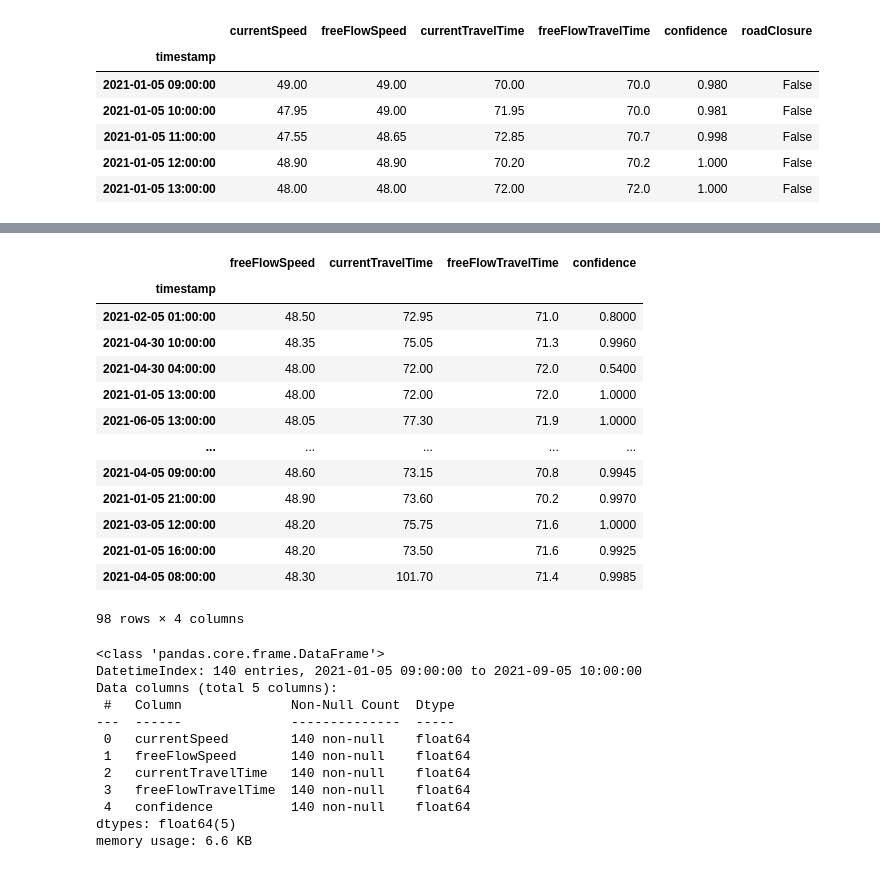
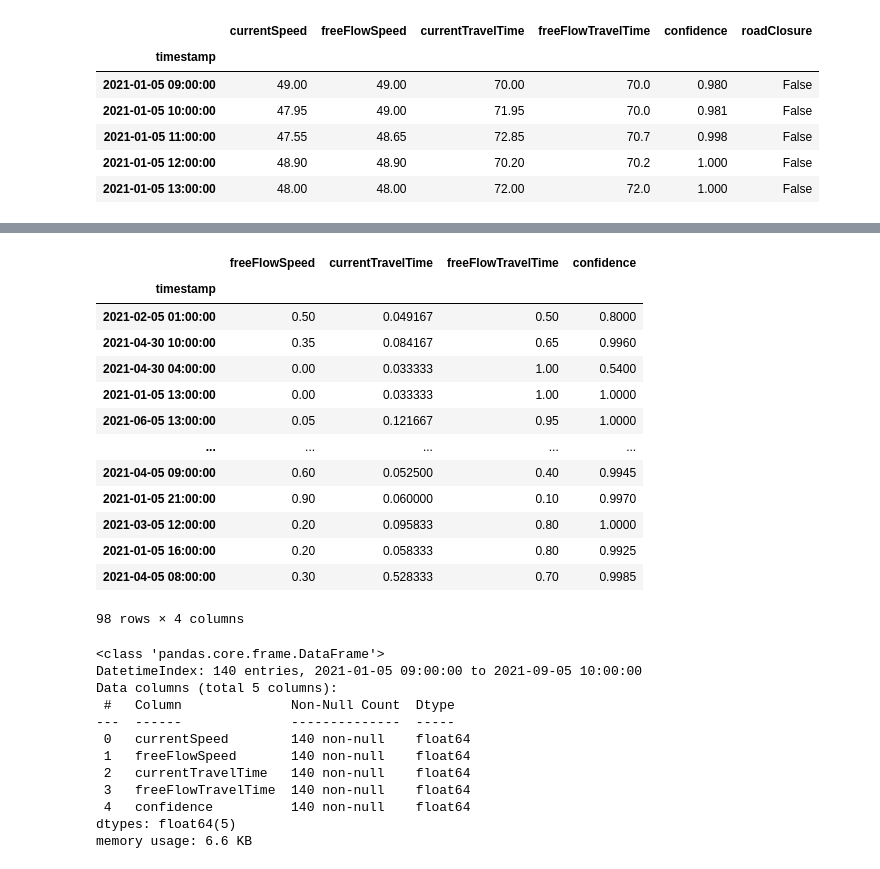
Before and after one commit to ConstancaElias/traffic-flow-sensoring, a Jupyter notebook: Model/TP-Model.ipynb, the cells around one changed output, grey strips where cells are left out. Cells and saved outputs as stored; diff of their text form; code cells hidden in the pictures.

```diff
--- a/Model/TP-Model.ipynb
+++ b/Model/TP-Model.ipynb
@@ -59,0 +79,11 @@ convert = convert.drop(columns = ['roadClosure'])
+# %%
+scaler_freeFlow = MinMaxScaler()
+scaler_currentTravelTime = MinMaxScaler()
+scaler_freeFlowTravel = MinMaxScaler()
+scaler_currentSpeed = MinMaxScaler()
+
+
+convert[['freeFlowSpeed']] =  scaler_freeFlow.fit_transform(convert[['freeFlowSpeed']])
+convert[['currentTravelTime']] =  scaler_currentTravelTime.fit_transform(convert[['currentTravelTime']])
+convert[['freeFlowTravelTime']] =  scaler_freeFlowTravel.fit_transform(convert[['freeFlowTravelTime']])
+convert[['currentSpeed']] =  scaler_currentSpeed.fit_transform(convert[['currentSpeed']])
@@ -60,22 +100,24 @@ convert = convert.drop(columns = ['roadClosure'])
 # %%
 y = convert['currentSpeed']
-x = convert.drop(columns = 'currentSpeed')
+x = convert.drop(columns = ['currentSpeed'])
+
 train_x, test_x, train_y, test_y = train_test_split(x, y, test_size = 0.3, random_state = 40)
+
 train_x
 # %% [output]
 |  | freeFlowSpeed | currentTravelTime | freeFlowTravelTime | confidence |
 | timestamp |  |  |  |  |
-| 2021-02-05 01:00:00 | 48.50 | 72.95 | 71.0 | 0.8000 |
-| 2021-04-30 10:00:00 | 48.35 | 75.05 | 71.3 | 0.9960 |
-| 2021-04-30 04:00:00 | 48.00 | 72.00 | 72.0 | 0.5400 |
-| 2021-01-05 13:00:00 | 48.00 | 72.00 | 72.0 | 1.0000 |
-| 2021-06-05 13:00:00 | 48.05 | 77.30 | 71.9 | 1.0000 |
+| 2021-02-05 01:00:00 | 0.50 | 0.049167 | 0.50 | 0.8000 |
+| 2021-04-30 10:00:00 | 0.35 | 0.084167 | 0.65 | 0.9960 |
+| 2021-04-30 04:00:00 | 0.00 | 0.033333 | 1.00 | 0.5400 |
+| 2021-01-05 13:00:00 | 0.00 | 0.033333 | 1.00 | 1.0000 |
+| 2021-06-05 13:00:00 | 0.05 | 0.121667 | 0.95 | 1.0000 |
 | ... | ... | ... | ... | ... |
-| 2021-04-05 09:00:00 | 48.60 | 73.15 | 70.8 | 0.9945 |
-| 2021-01-05 21:00:00 | 48.90 | 73.60 | 70.2 | 0.9970 |
-| 2021-03-05 12:00:00 | 48.20 | 75.75 | 71.6 | 1.0000 |
-| 2021-01-05 16:00:00 | 48.20 | 73.50 | 71.6 | 0.9925 |
-| 2021-04-05 08:00:00 | 48.30 | 101.70 | 71.4 | 0.9985 |
+| 2021-04-05 09:00:00 | 0.60 | 0.052500 | 0.40 | 0.9945 |
+| 2021-01-05 21:00:00 | 0.90 | 0.060000 | 0.10 | 0.9970 |
+| 2021-03-05 12:00:00 | 0.20 | 0.095833 | 0.80 | 1.0000 |
+| 2021-01-05 16:00:00 | 0.20 | 0.058333 | 0.80 | 0.9925 |
+| 2021-04-05 08:00:00 | 0.30 | 0.528333 | 0.70 | 0.9985 |
 98 rows × 4 columns
 # %%
 convert.info()
```
Also changed, not shown: parts of 19 cells of this notebook.
